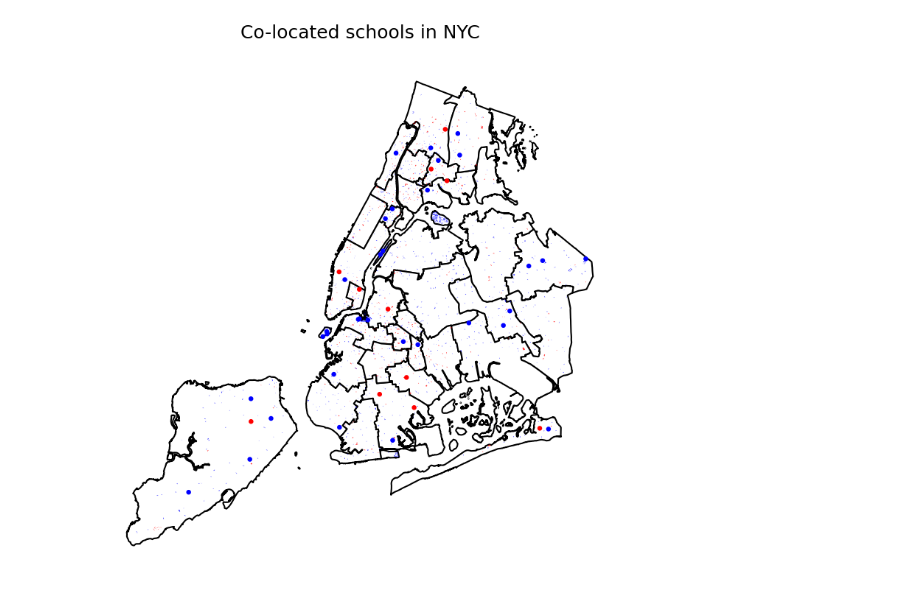
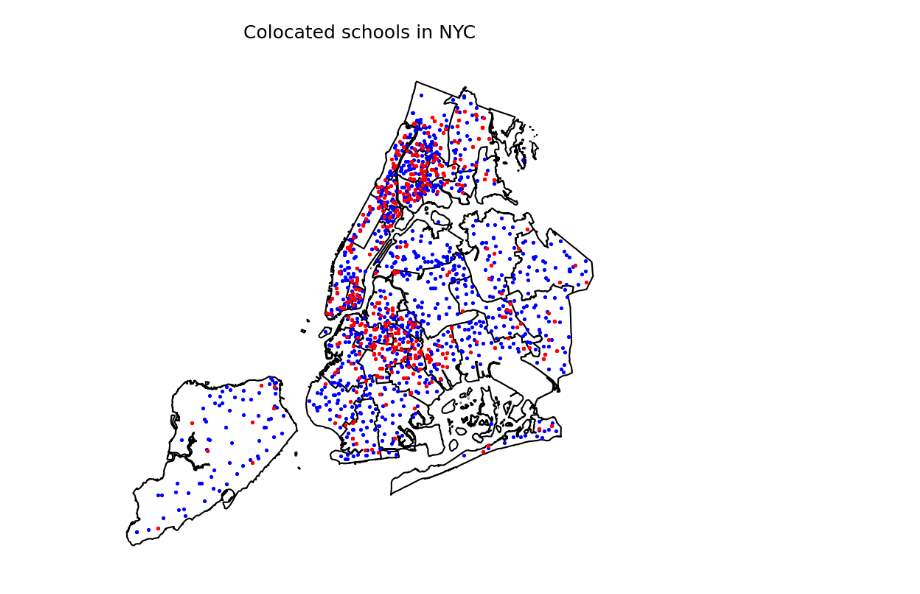
Before and after one commit to adelphi-ed-tech/nycschools, a Jupyter notebook: drafts/spencer/colocations.ipynb, the cells around one changed output. Drawn from its saved outputs; the diff is of its cells as text; code cells hidden in the pictures.

```diff
--- a/drafts/spencer/colocations.ipynb
+++ b/drafts/spencer/colocations.ipynb
@@ -43,24 +54,29 @@ snapshots.head()
+# %%
+
+loc["point"] = loc.x.astype(str) + "," + loc.y.astype(str)
+coloc = loc[["dbn", "point"]].groupby("point").count().reset_index()
+coloc["coloc"] = coloc["coloc_n"] > 1
+loc.merge(coloc[["point", "coloc"]], on="point", how="inner")
 # %%
-loc["point"] = loc.x.astype(str) +"," +loc.y.astype(str)
+
+# plot colocated schools
+loc["point"] = loc.x.astype(str) + "," + loc.y.astype(str)
 coloc = loc[["dbn", "point"]].groupby("point").count().reset_index()
 coloc["colocated"] = coloc["dbn"] > 1
-coloc.columns = ["point", "school_n", "colocated"]
 data = loc.merge(coloc, on="point", how="inner")
-data = feet.merge(data[["bbl","school_n", "colocated"]], on="bbl", how="inner")
-data = data[['bbl', 'colocated', 'geometry', 'school_n']].drop_duplicates()
-data["color"] = data["colocated"].apply(lambda x: "red" if x else "blue")
-
+data = data[['point', 'geometry', 'colocated']]
 
 # configure the look of our map
-fig, ax = plt.subplots(figsize=(18, 9))
+fig, ax = plt.subplots(figsize=(16, 9))
 fig.patch.set_facecolor('white')
 sns.set_context('talk')
 plt.axis('off')
 
-ax.set_title( "Co-located schools in NYC", color="black", pad=20)
+ax.set_title( "Colocated schools in NYC", color="black", pad=20)
 
 ax = districts.plot(ax=ax, color="white", edgecolor="black")
-data.plot(ax=ax, column="colocated", color=data.color, markersize=10)
+data[data.colocated == False].plot(ax=ax, color="blue", markersize=5)
+data[data.colocated == True].plot(ax=ax, color="red", markersize=5)
 plt.show()
 # %% [output]
-[figure, old version]
+[figure, new version]
```
Also changed, not shown: parts of 5 cells of this notebook, 10 other files.
